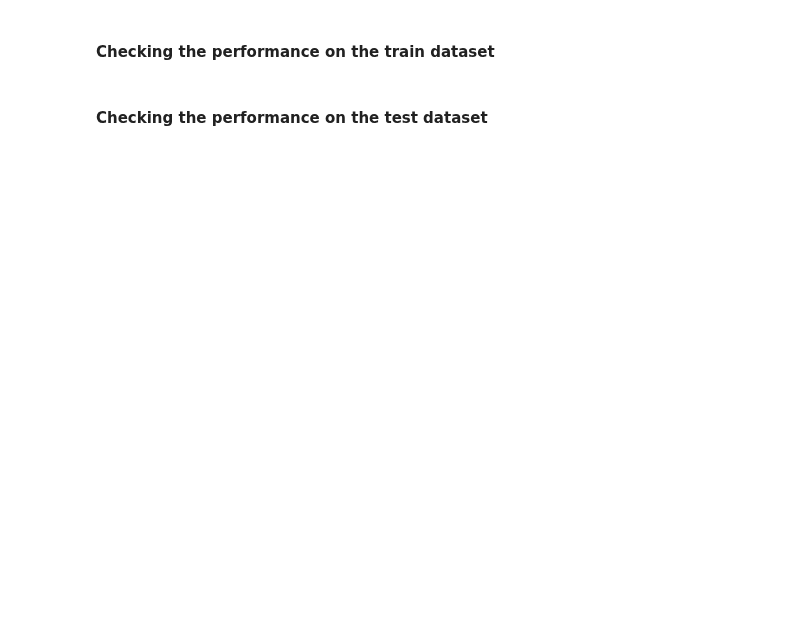
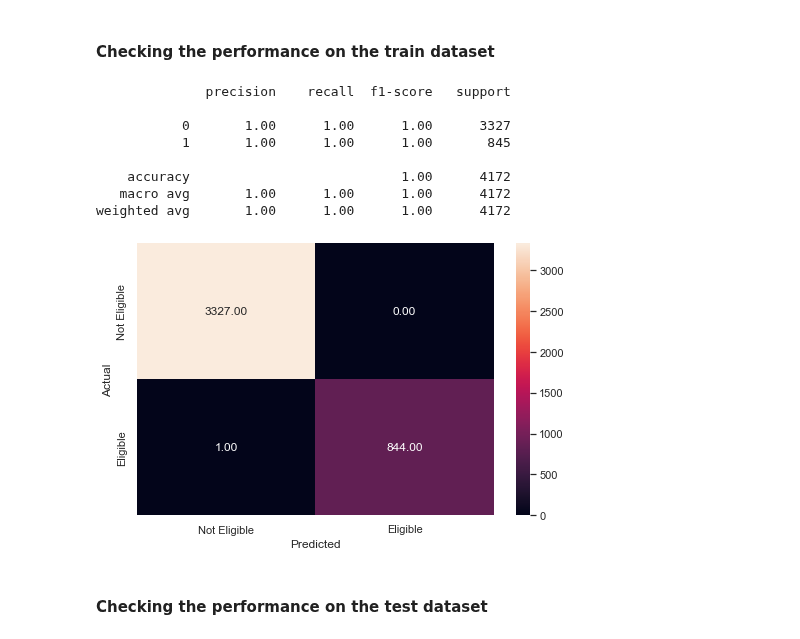
Before and after one commit to asadTariq666/Python_work, a Jupyter notebook: Loan Default Classification/Reference_Notebook_Milestone_2_Classification.ipynb, the cells around one changed output. Cells and saved outputs as stored; diff of their text form; code cells hidden in the pictures; blank space fills up the shorter version.

```diff
--- a/Loan Default Classification/Reference_Notebook_Milestone_2_Classification.ipynb
+++ b/Loan Default Classification/Reference_Notebook_Milestone_2_Classification.ipynb
@@ -670,8 +706,22 @@ _______________
 # %%
 # Checking performance on the train data
 # Remove _________ and complete the code
 
-________________
+rf_clf_weight_train = rf_clf_weights.predict(X_train)
+
+#checking the performance on the train dataset
+# Remove _________ and complete the code
+metrics_score(y_train,rf_clf_weight_train)
+# %% [output]
+              precision    recall  f1-score   support
+
+           0       1.00      1.00      1.00      3327
+           1       1.00      1.00      1.00       845
+
+    accuracy                           1.00      4172
+   macro avg       1.00      1.00      1.00      4172
+weighted avg       1.00      1.00      1.00      4172
+[figure, added]
 # %% [markdown]
 #### Checking the performance on the test dataset
 # %%
```
Also changed, not shown: parts of 22 cells of this notebook.
